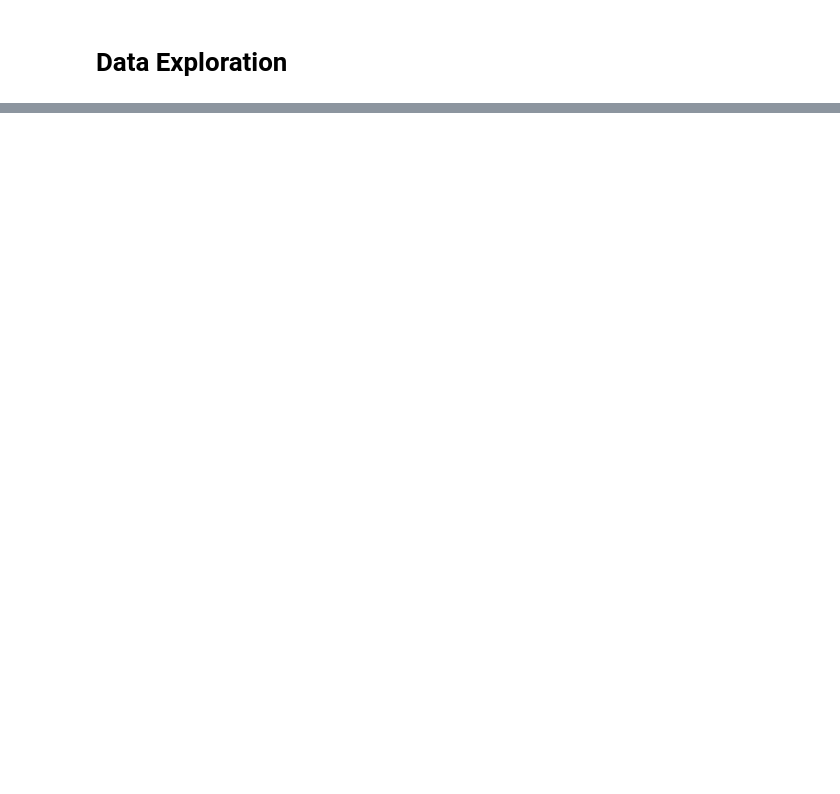
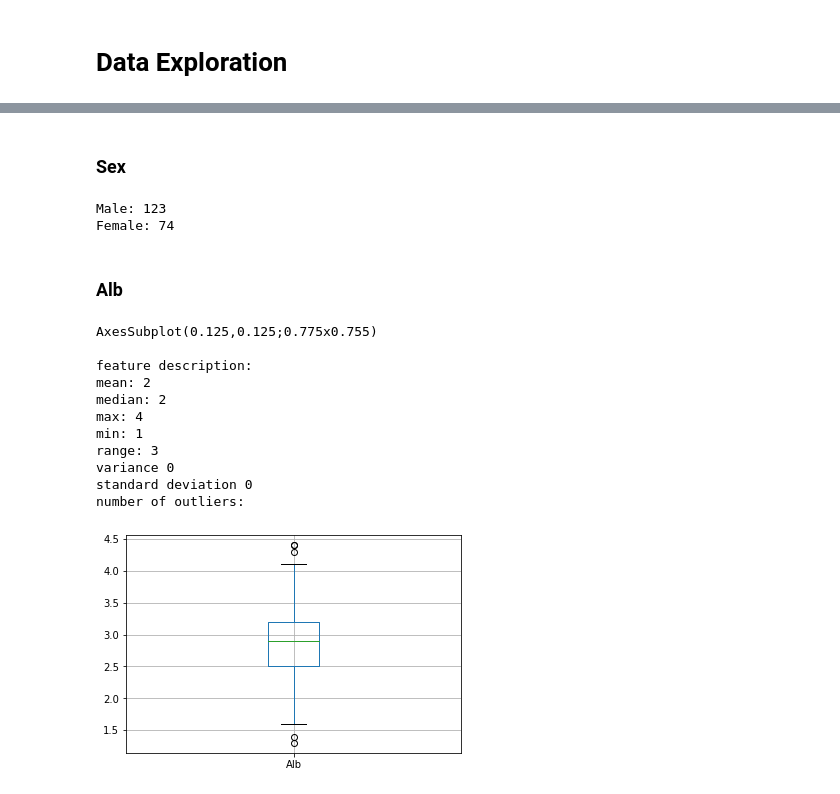
Before and after one commit to teaganwebb/CS329E-Project, a Jupyter notebook: Data_Exploration.ipynb, the cells around one changed output, grey strips where cells are left out. Cells and saved outputs as stored; diff of their text form; code cells hidden in the pictures; blank space fills up the shorter version.

```diff
--- a/Data_Exploration.ipynb
+++ b/Data_Exploration.ipynb
@@ -23,0 +96,36 @@ df.head()
+# %% [markdown]
+### Sex
+# %%
+print("Male:", sum(data_X["sex"] == 'M'))
+print("Female:", sum(data_X["sex"] == 'F'))
+# %% [output]
+Male: 123
+Female: 74
+# %% [markdown]
+### Alb
+# %%
+print(data_X.boxplot('Alb'))
+print('\nfeature description:', "")
+maxm = data_X['Alb'].max()
+minm = data_X['Alb'].min()
+print('mean:', math.trunc(data_X['Alb'].mean()))
+print('median:', math.trunc(data_X['Alb'].median()))
+print('max:', math.trunc(maxm))
+print('min:', math.trunc(minm))
+print('range:', math.trunc(maxm-minm))
+print('variance', math.trunc(data_X['Alb'].var()))
+print('standard deviation', math.trunc(data_X['Alb'].std()))
+print('number of outliers:', '4')
+# %% [output]
+AxesSubplot(0.125,0.125;0.775x0.755)
+
+feature description:
+mean: 2
+median: 2
+max: 4
+min: 1
+range: 3
+variance 0
+standard deviation 0
+number of outliers:
+[figure, added]
```
Also changed, not shown: parts of 14 cells of this notebook.
